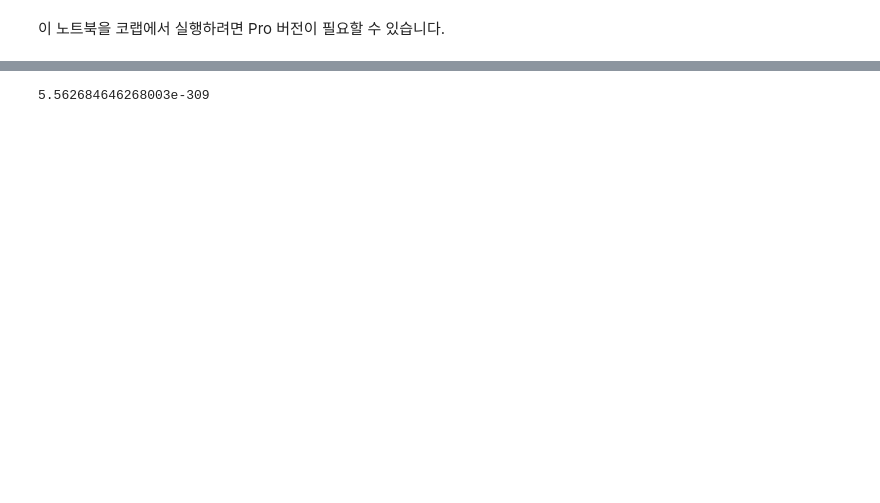
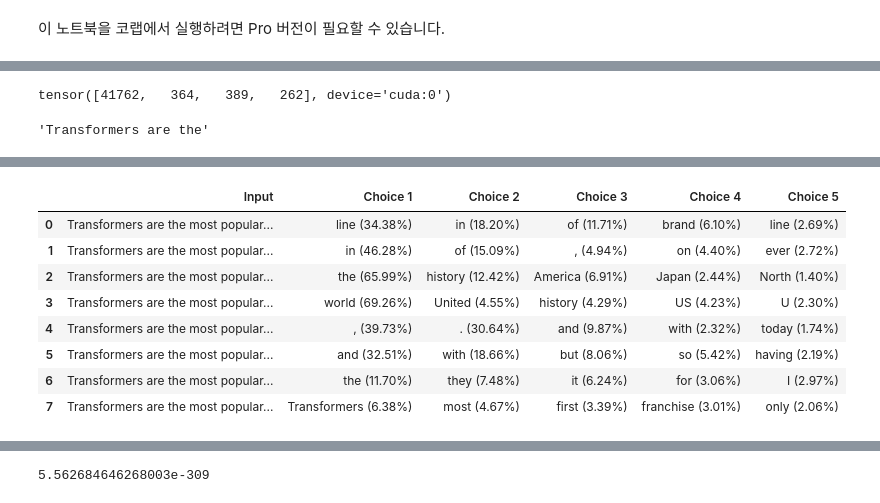
Before and after one commit to yunheur/book-nlp-with-transformers, a Jupyter notebook: 05_text-generation.ipynb, the cells around one changed output, grey strips where cells are left out. Cells and saved outputs as stored; diff of their text form; code cells hidden in the pictures; blank space fills up the shorter version.

```diff
--- a/05_text-generation.ipynb
+++ b/05_text-generation.ipynb
@@ -86,0 +67,65 @@ pd.DataFrame(iterations)
+# %%
+input_ids[0]
+# %% [output]
+tensor([41762,   364,   389,   262], device='cuda:0')
+# %%
+tokenizer.decode(input_ids[0])
+# %% [output]
+'Transformers are the'
+# %%
+iterations = []
+n_steps = 8
+choices_per_step = 5
+
+with torch.no_grad(): # 모델의 파라미터를 업데이트하지 않고 예측만 수행합니다. 모델을 학습시키는 단계가 아닌, 이미 학습된 모델을 사용하여 예측을 수행하거나 성능을 평가하는 추론 단계에서 불필요한 기울기 계산을 막아 속도와 메모리 효율성을 높이기 위해 사용됩니다.
+    for n_step in range(n_steps):
+        print("-" * 20)
+        print(f"Step {n_step+1}/{n_steps}")
+        print("-" * 20)
+
+        iteration = dict()
+        print("input_ids.shape : ", input_ids.shape)
+        print("input_ids[0] : ", input_ids[0])
+        iteration["Input"] = tokenizer.decode(input_ids[0])
+
+        # 목적 : 모델에게 입력 텍스트를 제공하여 다음에 올 토큰을 순차적으로 예측하고 생성하는 과정을 보여줍니다. 각 단계에서 모델의 예측 확률을 확인하고 가장 가능성 높은 토큰을 선택하여 생성 텍스트를 확장합니다.
+        # input_ids : 모델에게 제공하여 다음 토큰을 예측할 입력 텍스트
+        # output : 모델의 예측 결과
+        output = model(input_ids=input_ids)
+        # output.logits을 사용하여 다음 토큰의 가장 가능성 높은 토큰을 선택하여 생성 과정을 이어감
+        # 로짓 : 모델의 마지막 출력층에서 소프트맥스 함수를 통과하기 전의 값들의 벡터다. 각 값은 각 토큰이 다음 토큰으로 선택될 가능성을 나타낸다. 소프트맥스 함수를 통과하면 로짓은 확률적으로 변환된다.
+        print("output.logits.shape : ", output.logits.shape)
+        print("output.logits : ", output.logits)
+
+        # 첫 번째 배치의 마지막 토큰의 로짓을 선택해 소프트맥스를 적용합니다.
+        next_token_logits = output.logits[0, -1, :]
+        print("next_token_logits.shape : ", next_token_logits.shape)
+        print("next_token_logits : ", next_token_logits)
+
+        next_token_probs = torch.softmax(next_token_logits, dim=-1)
+        print("next_token_probs.shape : ", next_token_probs.shape)
+        print("next_token_probs : ", next_token_probs)
+
+        # 확률이 높은 순서로 토큰을 정렬합니다.
+        sorted_ids = torch.argsort(next_token_probs, dim=-1, descending=True)
+        print("sorted_ids.shape : ", sorted_ids.shape)
+        print("sorted_ids : ", sorted_ids)
+        print("sorted_id[0].cpu().numpy() : ", sorted_ids[0].cpu().numpy())
+
+        # 가장 높은 확률의 토큰을 저장합니다.
+        for choice_idx in range(choices_per_step):
+            token_id = sorted_ids[choice_idx]
+            token_prob = next_token_probs[token_id].cpu().numpy()
+            token_choice = (
+                f"{tokenizer.decode(token_id)} ({100 * token_prob:.2f}%)"
+            )
+            iteration[f"Choice {choice_idx+1}"] = token_choice
+        # 예측한 다음 토큰을 입력에 추가합니다.
+        print("sorted_ids[None, 0, None] : ", sorted_ids[None, 0, None])
+        input_ids = torch.cat([input_ids, sorted_ids[None, 0, None]], dim=-1)
+        iterations.append(iteration)
+
+        print("-" * 20 + '\n')
+
+pd.DataFrame(iterations)
+# %% [output]
@@ -87 +149,10 @@ pd.DataFrame(iterations)
+|  | Input | Choice 1 | Choice 2 | Choice 3 | Choice 4 | Choice 5 |
+| 0 | Transformers are the most popular... | line (34.38%) | in (18.20%) | of (11.71%) | brand (6.10%) | line (2.69%) |
+| 1 | Transformers are the most popular... | in (46.28%) | of (15.09%) | , (4.94%) | on (4.40%) | ever (2.72%) |
+| 2 | Transformers are the most popular... | the (65.99%) | history (12.42%) | America (6.91%) | Japan (2.44%) | North (1.40%) |
+| 3 | Transformers are the most popular... | world (69.26%) | United (4.55%) | history (4.29%) | US (4.23%) | U (2.30%) |
+| 4 | Transformers are the most popular... | , (39.73%) | . (30.64%) | and (9.87%) | with (2.32%) | today (1.74%) |
+| 5 | Transformers are the most popular... | and (32.51%) | with (18.66%) | but (8.06%) | so (5.42%) | having (2.19%) |
+| 6 | Transformers are the most popular... | the (11.70%) | they (7.48%) | it (6.24%) | for (3.06%) | I (2.97%) |
+| 7 | Transformers are the most popular... | Transformers (6.38%) | most (4.67%) | first (3.39%) | franchise (3.01%) | only (2.06%) |
 # %%
```
Also changed, not shown: parts of 32 cells of this notebook, 1 other file.
